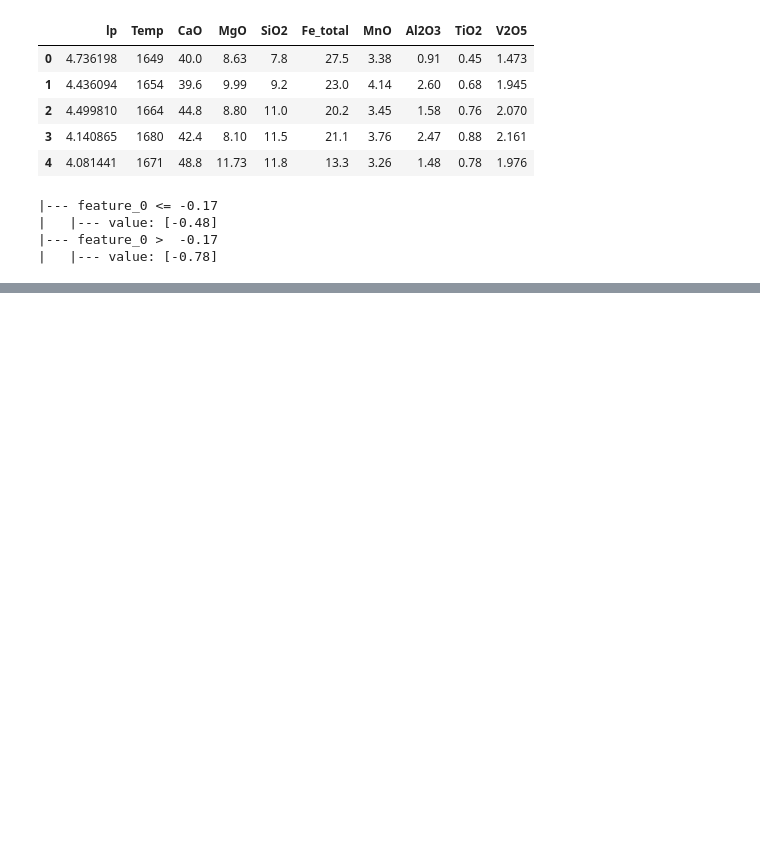
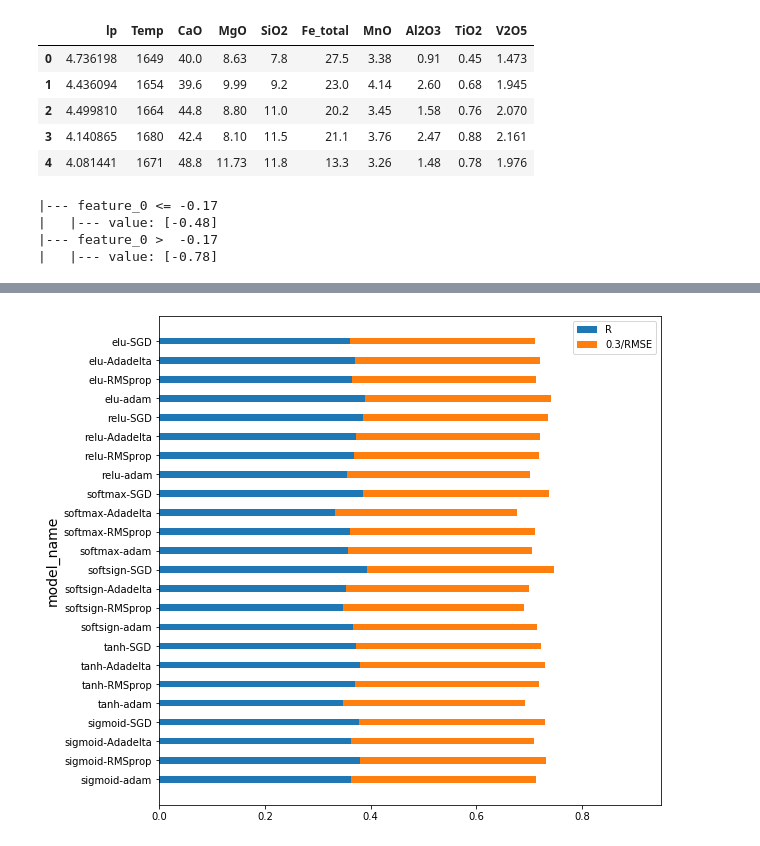
Before and after one commit to jinweiRao/MEng-Project, a Jupyter notebook: Test_regression.ipynb, the cells around one changed output, grey strips where cells are left out. Drawn from its saved outputs; the diff is of its cells as text; code cells hidden in the pictures; blank space fills up the shorter version.

```diff
--- a/Test_regression.ipynb
+++ b/Test_regression.ipynb
@@ -174,0 +252,4 @@ B1_result = modelsearch(modelList,B1)
+# %%
+plot_result(M3_final)
+# %% [output]
+[figure, added]
```
Also changed, not shown: parts of 35 cells of this notebook.
